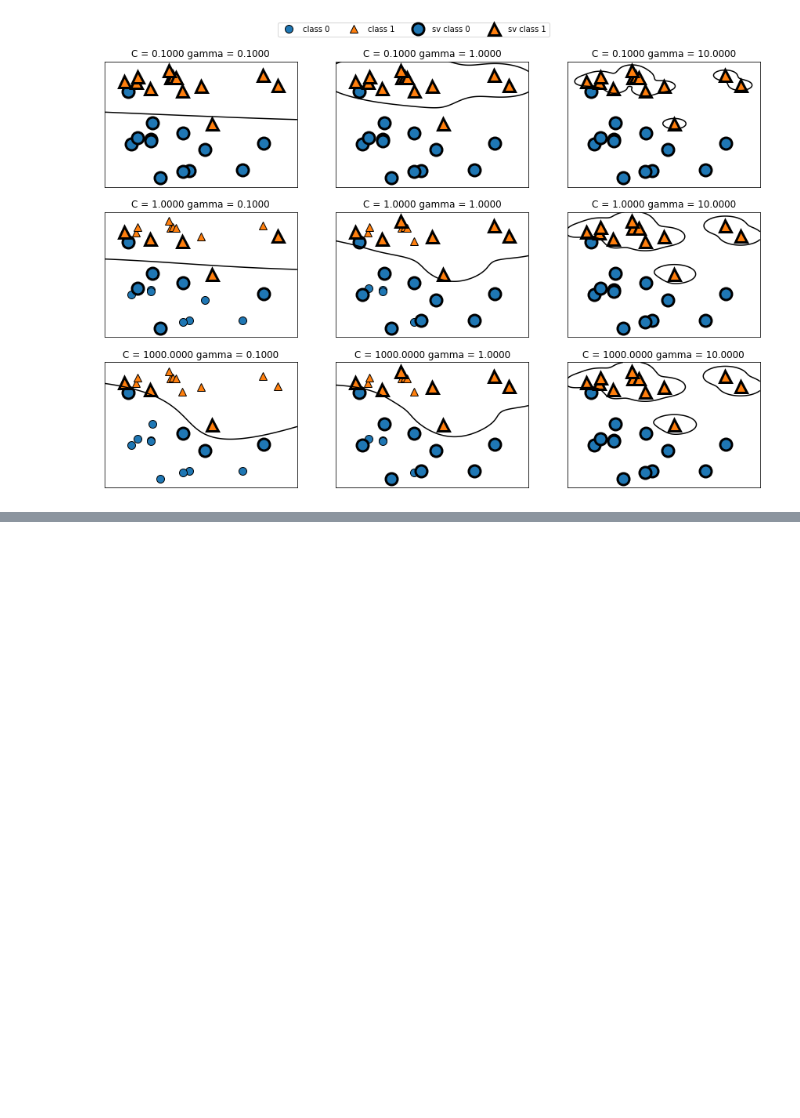
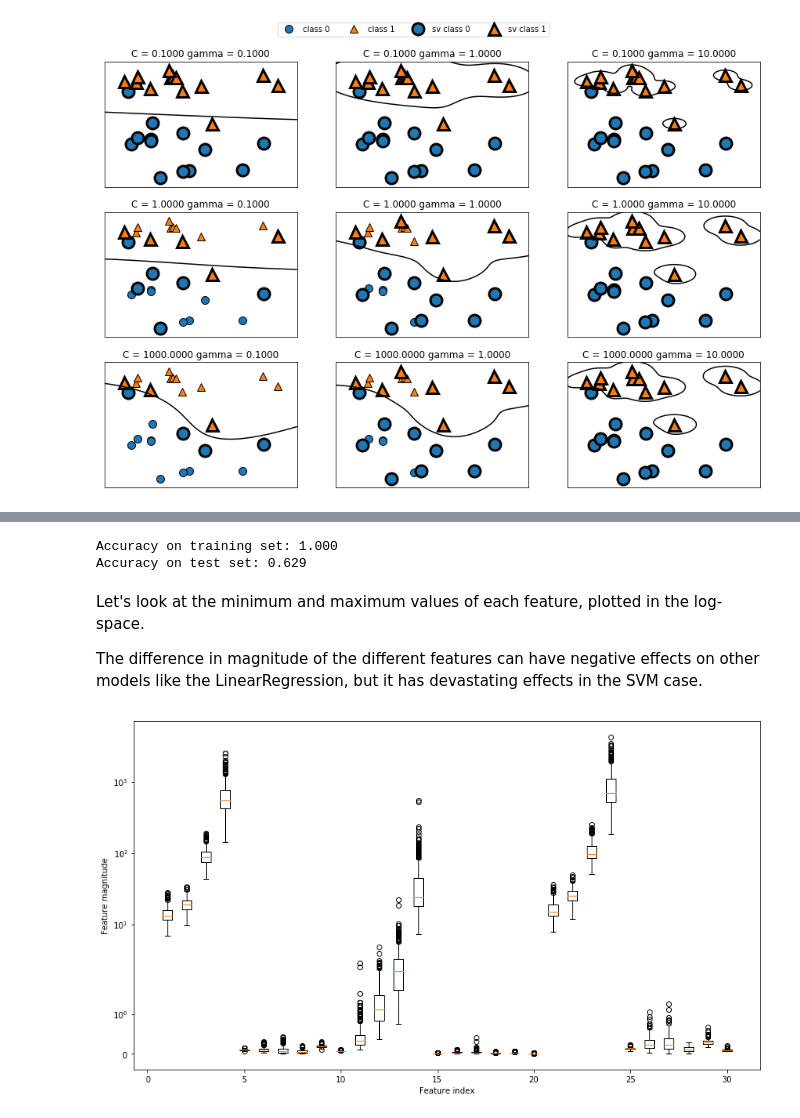
Before and after one commit to Patabu2/machine_learning_study, a Jupyter notebook: Chapter 2- Supervised learning.ipynb, the cells around one changed output, grey strips where cells are left out. Saved outputs shown, nothing was run; the diff lists cells and outputs as text; code cells hidden in the pictures; blank space fills up the shorter version.

```diff
--- a/Chapter 2- Supervised learning.ipynb
+++ b/Chapter 2- Supervised learning.ipynb
@@ -1201,0 +1210,31 @@ A small C means a very restricted model, where each data point has a limited inf
+# %%
+from sklearn.datasets import load_breast_cancer
+from sklearn.model_selection import train_test_split
+
+cancer = load_breast_cancer()
+
+X_train, X_test, y_train, y_test = train_test_split(cancer["data"], cancer['target'], random_state = 0)
+
+svc = SVC().fit(X_train, y_train)
+
+print("Accuracy on training set: {:.3f}".format(svc.score(X_train, y_train)))
+print("Accuracy on test set: {:.3f}".format(svc.score(X_test, y_test)))
+# %% [output]
+Accuracy on training set: 1.000
+Accuracy on test set: 0.629
+# %% [markdown]
+Let's look at the minimum and maximum values of each feature, plotted in the log-space.
+
+The difference in magnitude of the different features can have negative effects on other models like the LinearRegression, but it has devastating effects in the SVM case.
+# %%
+plt.figure(figsize = (14,8))
+
+plt.boxplot(X_train, manage_xticks = False)
+plt.yscale("symlog")
+
+plt.xlabel("Feature index")
+plt.ylabel("Feature magnitude")
+
+plt.show()
+# %% [output]
+[figure, added]
```
Also changed, not shown: parts of 7 cells of this notebook.
